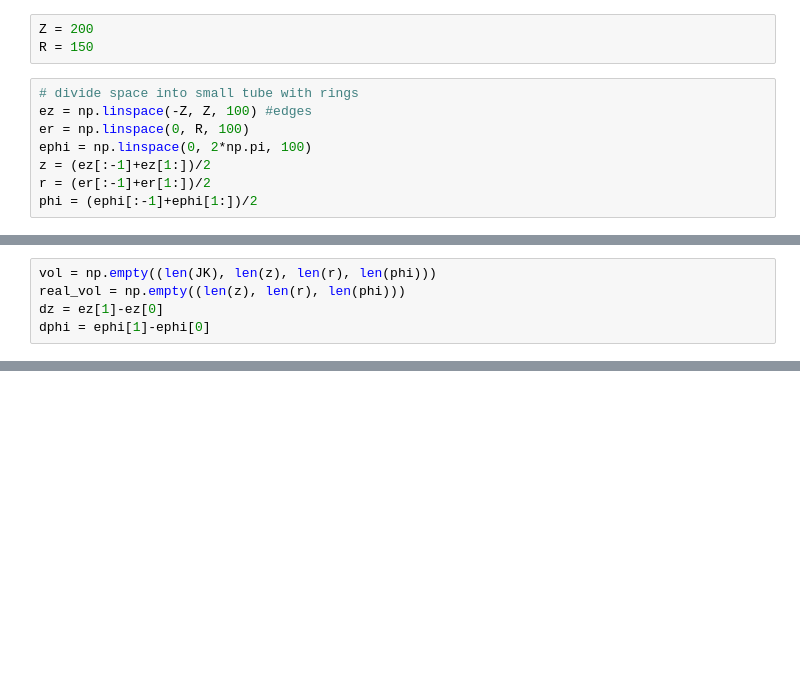
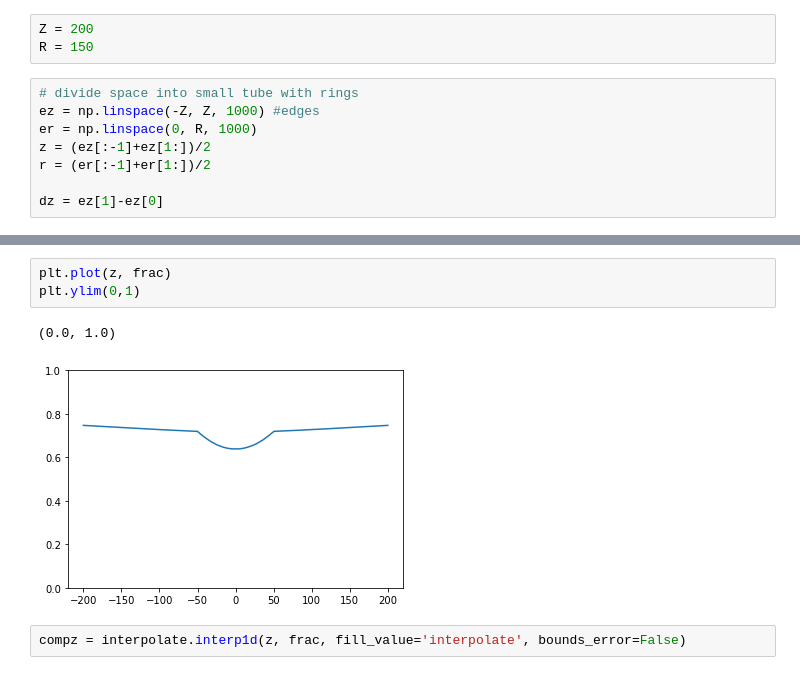
Before and after one commit to Alisyaifudin/Thesis-Project, a Jupyter notebook: 3_Vertical_Number/3.3. Effective Volume.ipynb, the cells around one changed output, grey strips where cells are left out. Cells and saved outputs as stored; diff of their text form; blank space fills up the shorter version.

```diff
--- a/3_Vertical_Number/3.3. Effective Volume.ipynb
+++ b/3_Vertical_Number/3.3. Effective Volume.ipynb
@@ -108,9 +104,9 @@ Z = 200
 R = 150
 # %%
 # divide space into small tube with rings
-ez = np.linspace(-Z, Z, 100) #edges
-er = np.linspace(0, R, 100)
-ephi = np.linspace(0, 2*np.pi, 100)
+ez = np.linspace(-Z, Z, 1000) #edges
+er = np.linspace(0, R, 1000)
 z = (ez[:-1]+ez[1:])/2
 r = (er[:-1]+er[1:])/2
-phi = (ephi[:-1]+ephi[1:])/2
+
+dz = ez[1]-ez[0]
@@ -122,6 +113 @@ dJK
-# %%
-vol = np.empty((len(JK), len(z), len(r), len(phi)))
-real_vol = np.empty((len(z), len(r), len(phi)))
-dz = ez[1]-ez[0]
-dphi = ephi[1]-ephi[0]
 # %%
@@ -247,0 +129,8 @@ export(hdf5) [########################################] 100.00% elapsed time  :
+# %%
+plt.plot(z, frac)
+plt.ylim(0,1)
+# %% [output]
+(0.0, 1.0)
+[figure, added]
+# %%
+compz = interpolate.interp1d(z, frac, fill_value='interpolate', bounds_error=False)
```
Also changed, not shown: parts of 49 cells of this notebook, 18 other files.
